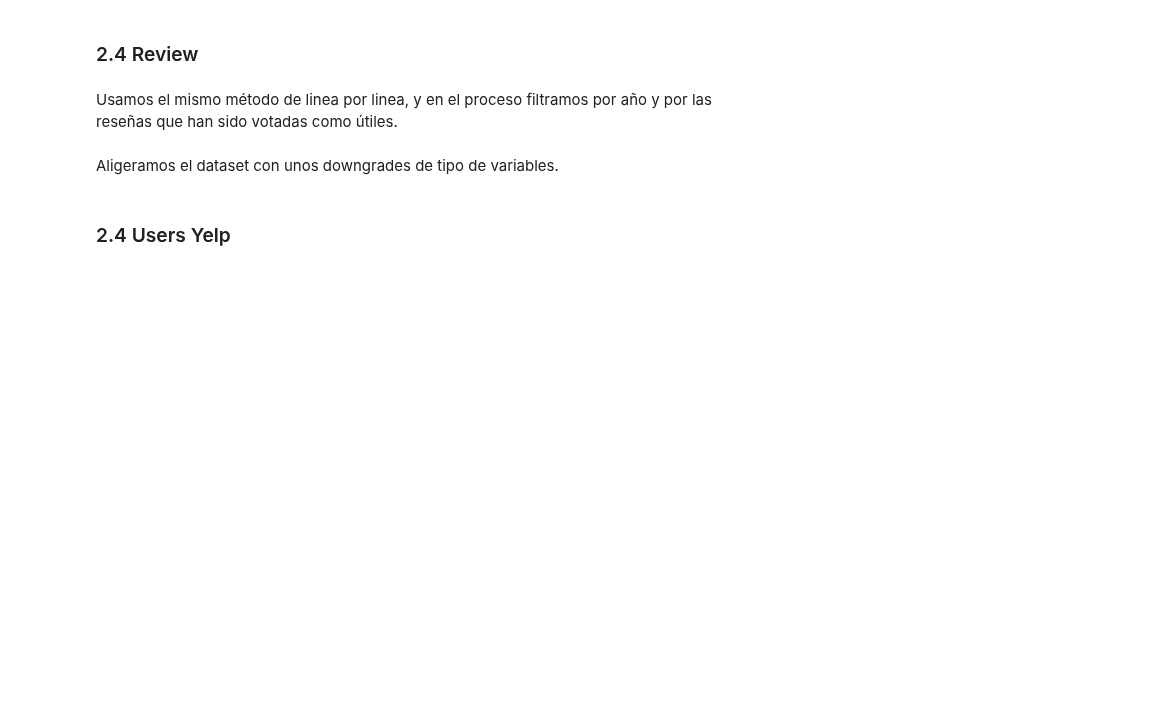
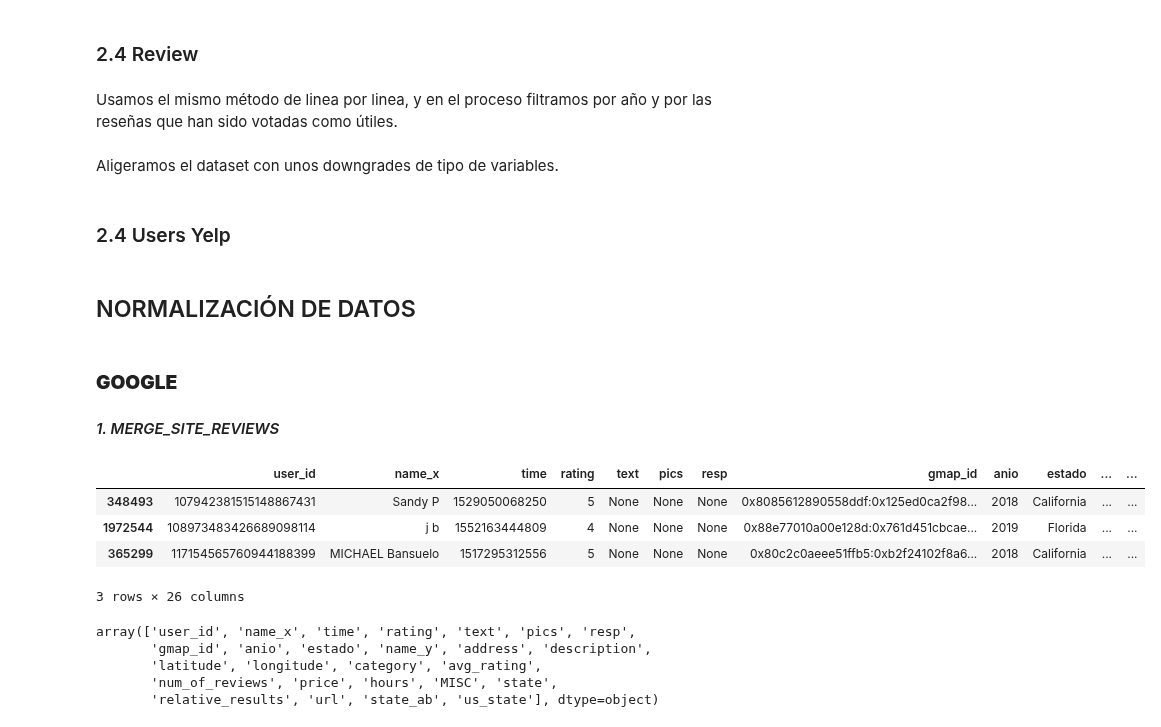
Before and after one commit to Aspirina180mg/PF_DATAPT07, a Jupyter notebook: ETL.ipynb, the cells around one changed output. Saved outputs shown, nothing was run; the diff lists cells and outputs as text; code cells hidden in the pictures; blank space fills up the shorter version.

```diff
--- a/ETL.ipynb
+++ b/ETL.ipynb
@@ -368,3 +368,5 @@ df_users.reset_index(inplace=True)
 df_users.drop('index', axis=1, inplace=True, errors="ignore")
 # %%
 df_users.to_parquet(r"Generated\Yelp\users_extracted.parquet")
+# %% [markdown]
+## NORMALIZACIÓN DE DATOS
@@ -370,0 +376,22 @@ df_users.to_parquet(r"Generated\Yelp\users_extracted.parquet")
+# %% [markdown]
+### **GOOGLE**
+
+#### *1. MERGE_SITE_REVIEWS*
+# %%
+df_siterev = pd.read_parquet("Generated\Google\merge_site_reviews.parquet")
+# %%
+df_siterev.sample(3)
+# %% [output]
+|  | user_id | name_x | time | rating | text | pics | resp | gmap_id | anio | estado | ... | ... |
+| 348493 | 107942381515148867431 | Sandy P | 1529050068250 | 5 | None | None | None | 0x8085612890558ddf:0x125ed0ca2f98... | 2018 | California | ... | ... |
+| 1972544 | 108973483426689098114 | j b | 1552163444809 | 4 | None | None | None | 0x88e77010a00e128d:0x761d451cbcae... | 2019 | Florida | ... | ... |
+| 365299 | 117154565760944188399 | MICHAEL Bansuelo | 1517295312556 | 5 | None | None | None | 0x80c2c0aeee51ffb5:0xb2f24102f8a6... | 2018 | California | ... | ... |
+3 rows × 26 columns
+# %%
+df_siterev.columns.values
+# %% [output]
+array(['user_id', 'name_x', 'time', 'rating', 'text', 'pics', 'resp',
+       'gmap_id', 'anio', 'estado', 'name_y', 'address', 'description',
+       'latitude', 'longitude', 'category', 'avg_rating',
+       'num_of_reviews', 'price', 'hours', 'MISC', 'state',
+       'relative_results', 'url', 'state_ab', 'us_state'], dtype=object)
```
Also changed, not shown: parts of 8 cells of this notebook.
